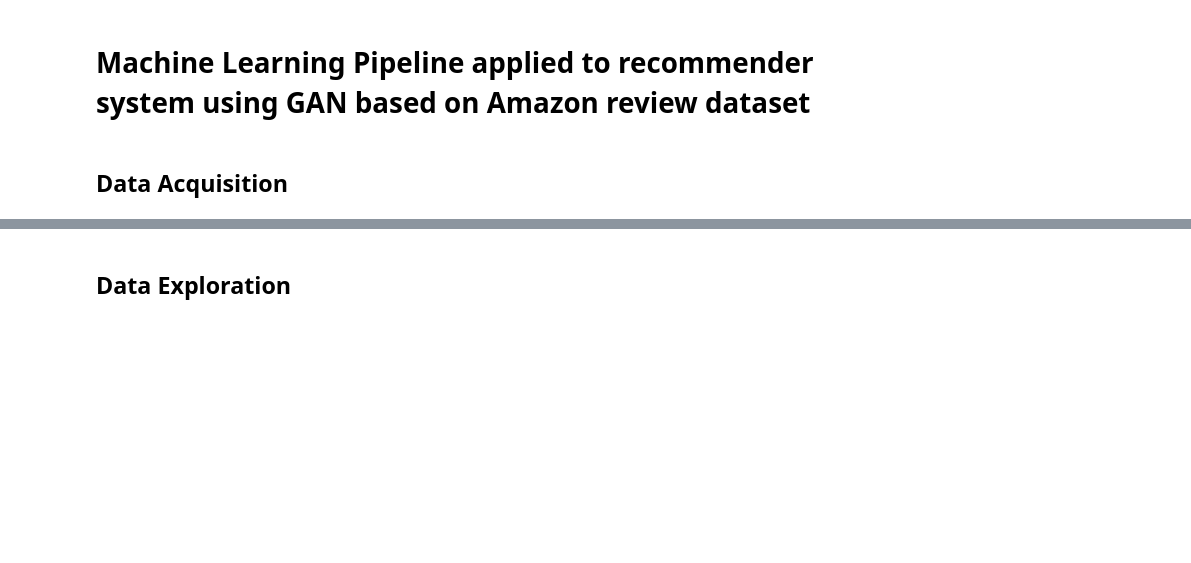
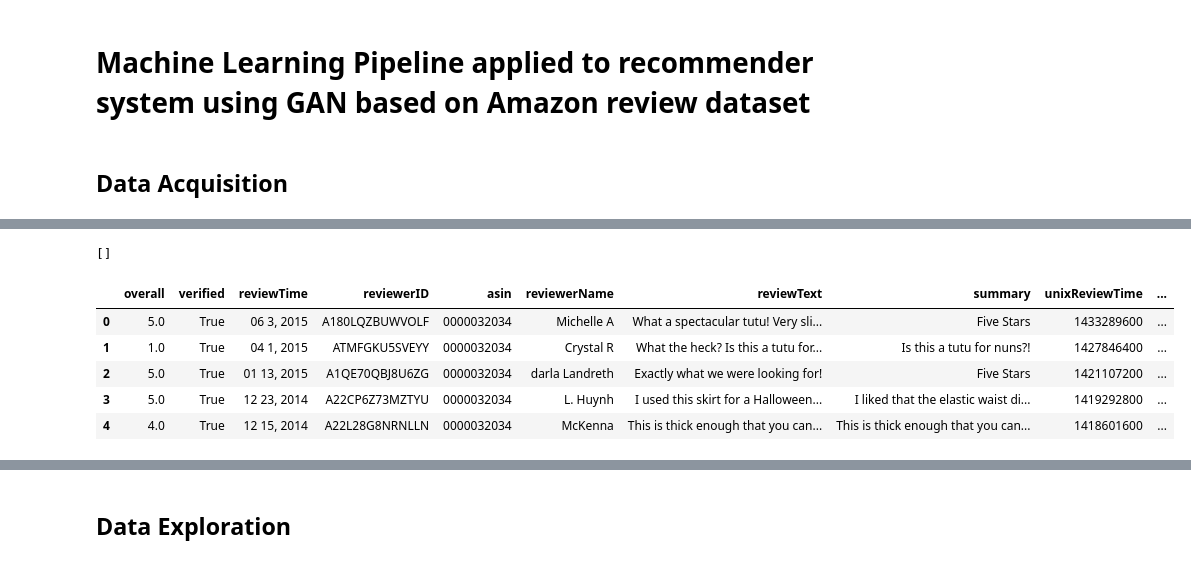
Before and after one commit to NaydelMuscat/Dissertation_Naydel, a Jupyter notebook: src/Dissertation.ipynb, the cells around one changed output, grey strips where cells are left out. Drawn from its saved outputs; the diff is of its cells as text; code cells hidden in the pictures; blank space fills up the shorter version.

Commit message:
Added the following:
1. Loaded the data, and put it into a csv file
2. Merging of data

```diff
--- a/src/Dissertation.ipynb
+++ b/src/Dissertation.ipynb
@@ -4,0 +10,21 @@
+# %%
+
+file_path = 'C:/Users/User/OneDrive - Malta College of Arts, Science & Technology/3rd Year/Dissertation/data/'
+
+meta_path = file_path + 'meta_Sports_and_Outdoors.json.gz'
+sports_5_path = file_path + 'Sports_and_Outdoors_5.json.gz'
+sports_and_Outdoors_path_csv = file_path + 'Sports_and_Outdoors.csv'
+sports_and_Outdoors_path = file_path + 'Sports_and_Outdoors.json.gz'
+# %%
+def parse(path):
+  g = gzip.open(path, 'rb')
+  for l in g:
+    yield js.loads(l)
+
+def getDF(path):
+  i = 0
+  df = {}
+  for d in parse(path):
+    df[i] = d
+    i += 1
+  return pd.DataFrame.from_dict(df, orient='index')
@@ -4,0 +71,6 @@
+# %%
+
+row = [row for row in sports_and_outdoors_df['asin'] if row[0] == "0000031895"]
+row
+# %% [output]
+[]
@@ -4,0 +80,11 @@
+# %%
+#This dataset is redundant we do not have to use this since the Sports_and_Outdoors.json.gz is linked with Sports_and_Outdoors.csv
+sports_5_df = getDF(sports_5_path)
+sports_5_df.head(5)
+# %% [output]
+|  | overall | verified | reviewTime | reviewerID | asin | reviewerName | reviewText | summary | unixReviewTime | ... |
+| 0 | 5.0 | True | 06 3, 2015 | A180LQZBUWVOLF | 0000032034 | Michelle A | What a spectacular tutu! Very sli... | Five Stars | 1433289600 | ... |
+| 1 | 1.0 | True | 04 1, 2015 | ATMFGKU5SVEYY | 0000032034 | Crystal R | What the heck? Is this a tutu for... | Is this a tutu for nuns?! | 1427846400 | ... |
+| 2 | 5.0 | True | 01 13, 2015 | A1QE70QBJ8U6ZG | 0000032034 | darla Landreth | Exactly what we were looking for! | Five Stars | 1421107200 | ... |
+| 3 | 5.0 | True | 12 23, 2014 | A22CP6Z73MZTYU | 0000032034 | L. Huynh | I used this skirt for a Halloween... | I liked that the elastic waist di... | 1419292800 | ... |
+| 4 | 4.0 | True | 12 15, 2014 | A22L28G8NRNLLN | 0000032034 | McKenna | This is thick enough that you can... | This is thick enough that you can... | 1418601600 | ... |
```
Also changed, not shown: parts of 34 cells of this notebook, 1 other file.
